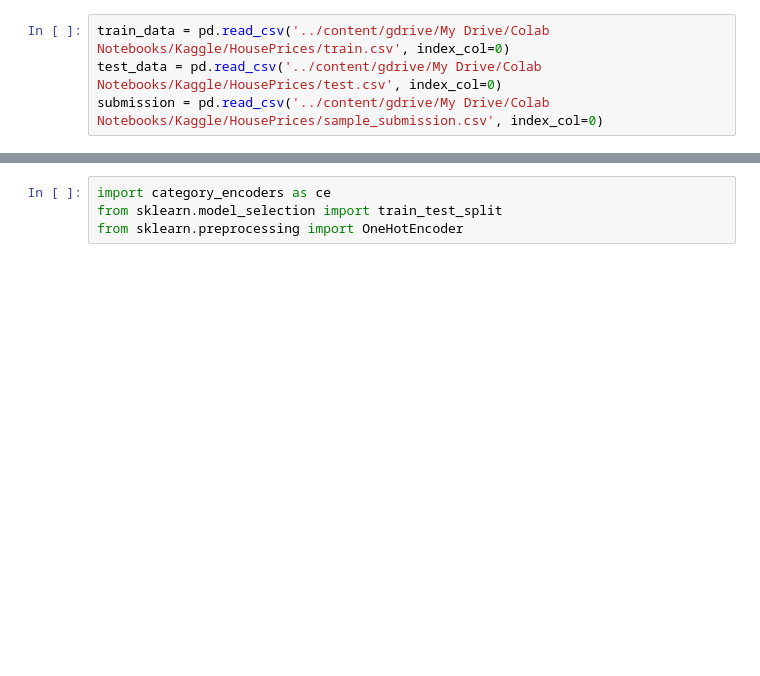
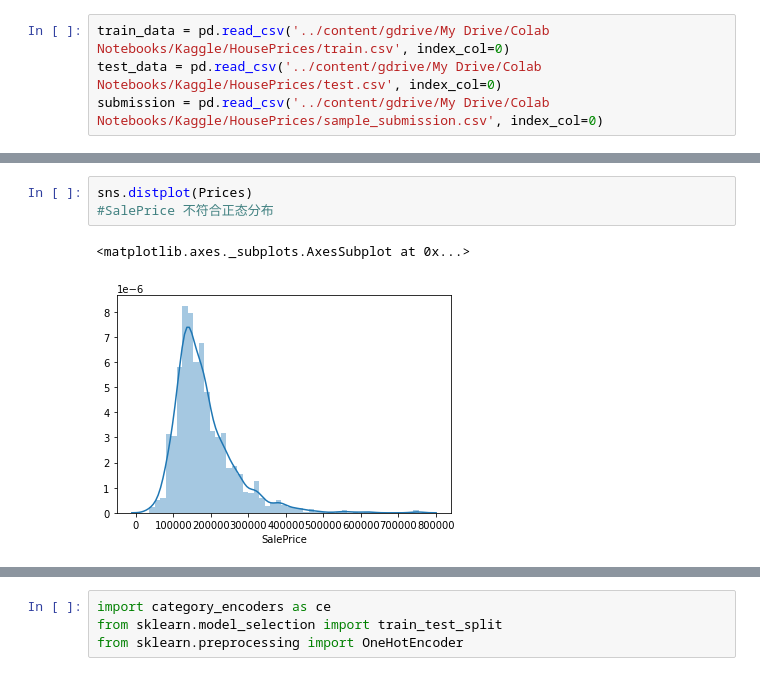
Before and after one commit to Yannik-H/House_Prices_Prediction, a Jupyter notebook: House_Prices.ipynb, the cells around one changed output, grey strips where cells are left out. Saved outputs shown, nothing was run; the diff lists cells and outputs as text; blank space fills up the shorter version.

```diff
--- a/House_Prices.ipynb
+++ b/House_Prices.ipynb
@@ -33,0 +75,6 @@ sns.barplot(x = train_data.MSSubClass.value_counts().index, y = train_data.MSSub
+# %%
+sns.distplot(Prices)
+#SalePrice 不符合正态分布
+# %% [output]
+<matplotlib.axes._subplots.AxesSubplot at 0x...>
+[figure, added]
```
Also changed, not shown: parts of 173 cells of this notebook.
